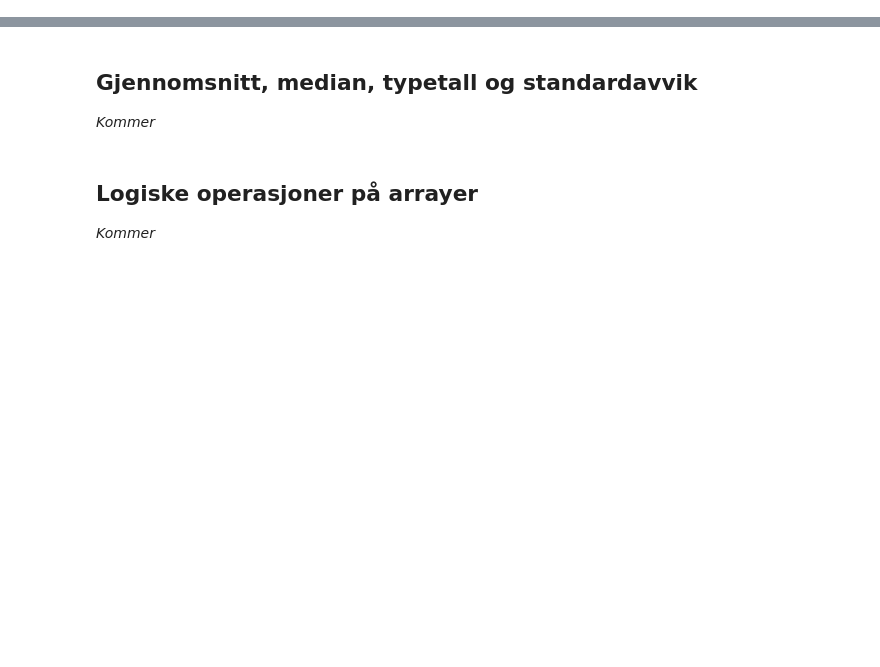
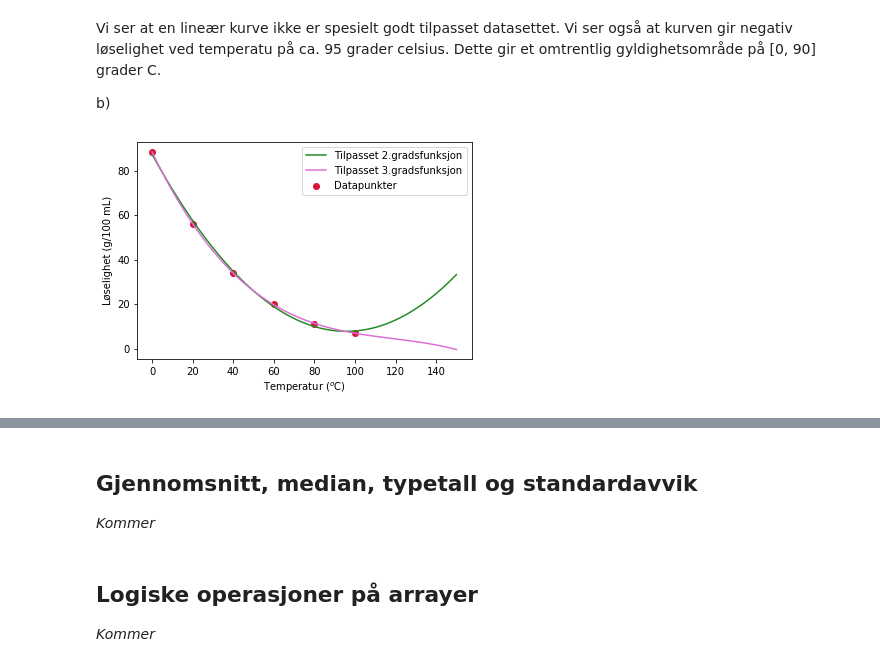
Before and after one commit to programmering-i-skolen/programmeringiskolen, a Jupyter notebook: losningsforslag/kap7.ipynb, the cells around one changed output, grey strips where cells are left out. Drawn from its saved outputs; the diff is of its cells as text; code cells hidden in the pictures; blank space fills up the shorter version.

```diff
--- a/losningsforslag/kap7.ipynb
+++ b/losningsforslag/kap7.ipynb
@@ -5,0 +55,30 @@ _Kommer_
+# %% [markdown]
+Vi ser at en lineær kurve ikke er spesielt godt tilpasset datasettet. Vi ser også at kurven gir negativ løselighet ved temperatu på ca. 95 grader celsius. Dette gir et omtrentlig gyldighetsområde på [0, 90] grader C.
+
+b)
+# %%
+import numpy as np
+import matplotlib.pyplot as plt
+
+temp = [0, 20, 40, 60, 80, 100]
+løselighet = [88.5, 56.0, 34.0, 20.0, 11.0, 7.0]
+
+grad2 = 2
+grad3 = 3
+x = np.linspace(0,150,1000)
+
+a, b, c = np.polyfit(temp,løselighet,grad2)
+y2 = a*x**2 + b*x + c
+
+a, b, c, d = np.polyfit(temp,løselighet,grad3)
+y3 = a*x**3 + b*x**2 + c*x + d
+
+plt.scatter(temp,løselighet,color='crimson',label='Datapunkter')
+plt.plot(x,y2,color='forestgreen',label='Tilpasset 2.gradsfunksjon')
+plt.plot(x,y3,color='orchid',label='Tilpasset 3.gradsfunksjon')
+plt.ylabel('Løselighet (g/100 mL)')
+plt.xlabel('Temperatur ($^o$C)')
+plt.legend()
+plt.show()
+# %% [output]
+[figure, added]
```
Also changed, not shown: parts of 10 cells of this notebook, 1 other file.
